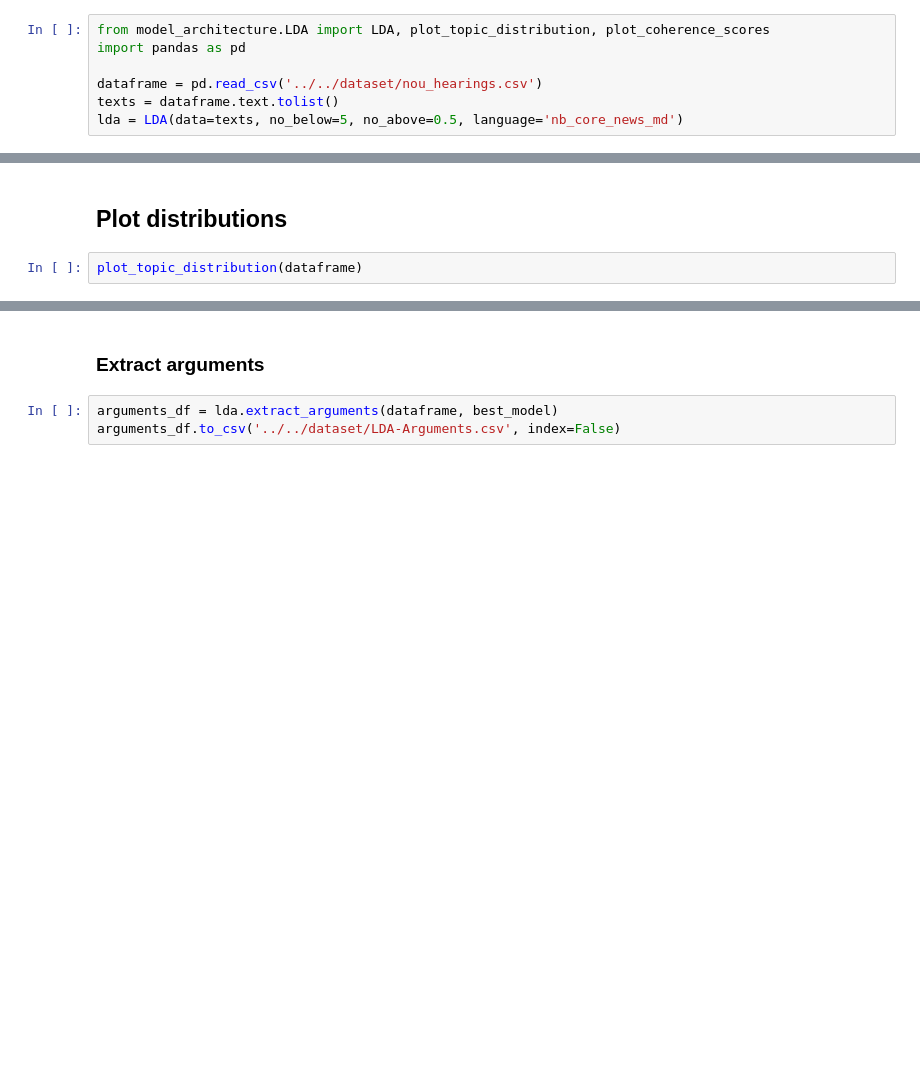
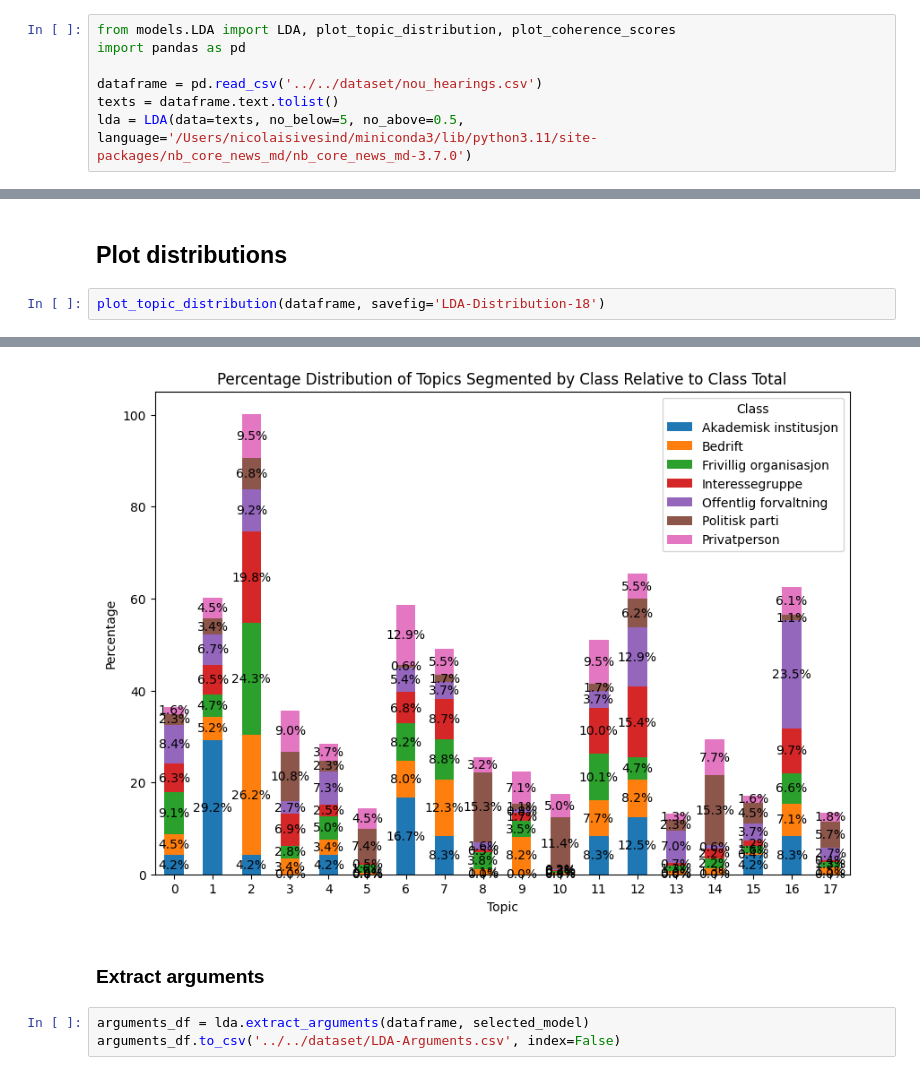
Before and after one commit to henriklarsen28/ArgumentMiningNOUs, a Jupyter notebook: src/notebooks/LDA_analysis.ipynb, the cells around one changed output, grey strips where cells are left out. Cells and saved outputs as stored; diff of their text form; blank space fills up the shorter version.

```diff
--- a/src/notebooks/LDA_analysis.ipynb
+++ b/src/notebooks/LDA_analysis.ipynb
@@ -7,12 +7,12 @@ Here we import our LDA_model and initialize it using our dataset.
 import sys
 sys.path.append('..')
 # %%
-from model_architecture.LDA import LDA, plot_topic_distribution, plot_coherence_scores
+from models.LDA import LDA, plot_topic_distribution, plot_coherence_scores
 import pandas as pd
 
 dataframe = pd.read_csv('../../dataset/nou_hearings.csv')
 texts = dataframe.text.tolist()
-lda = LDA(data=texts, no_below=5, no_above=0.5, language='nb_core_news_md')
+lda = LDA(data=texts, no_below=5, no_above=0.5, language='/Users/nicolaisivesind/miniconda3/lib/python3.11/site-packages/nb_core_news_md/nb_core_news_md-3.7.0')
 # %% [markdown]
 ### Estimate optimal number of topics
 # %%
@@ -70,4 +84,5 @@ dataframe.head(n=100)
 # %% [markdown]
 ## Plot distributions
 # %%
-plot_topic_distribution(dataframe)
+plot_topic_distribution(dataframe, savefig='LDA-Distribution-18')
+# %% [output]
@@ -74,5 +106,6 @@ plot_topic_distribution(dataframe)
+[figure, added]
 # %% [markdown]
 ### Extract arguments
 # %%
-arguments_df = lda.extract_arguments(dataframe, best_model)
+arguments_df = lda.extract_arguments(dataframe, selected_model)
 arguments_df.to_csv('../../dataset/LDA-Arguments.csv', index=False)
```
Also changed, not shown: parts of 2 cells of this notebook, 6 other files.
